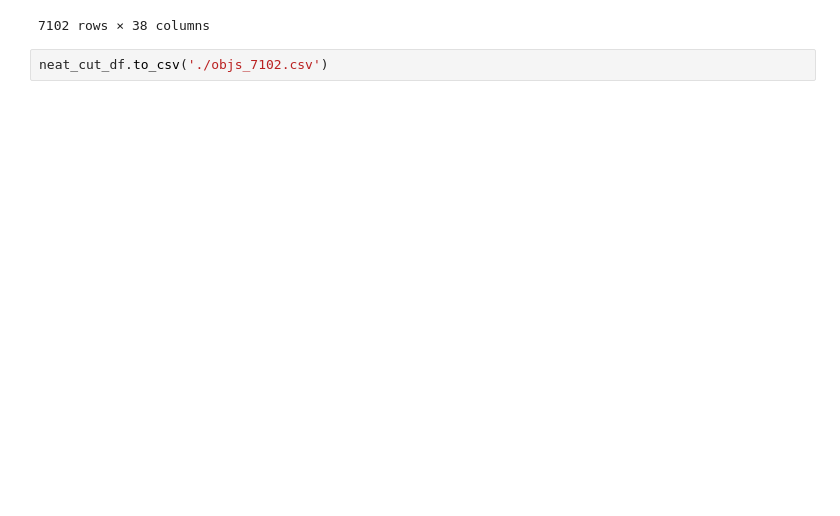
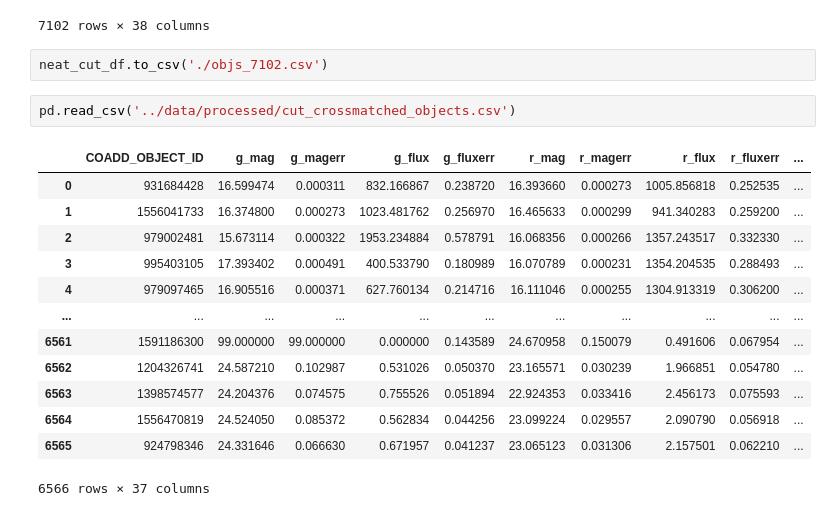
Before and after one commit to xbyrne/glq_mpia, a Jupyter notebook: selecting_data/magnitude_processing.ipynb, the cells around one changed output. Saved outputs shown, nothing was run; the diff lists cells and outputs as text; blank space fills up the shorter version.

```diff
--- a/selecting_data/magnitude_processing.ipynb
+++ b/selecting_data/magnitude_processing.ipynb
@@ -335,3 +540,19 @@ neat_cut_df
 7102 rows × 38 columns
 # %%
 neat_cut_df.to_csv('./objs_7102.csv')
+# %%
+pd.read_csv('../data/processed/cut_crossmatched_objects.csv')
+# %% [output]
+|  | COADD_OBJECT_ID | g_mag | g_magerr | g_flux | g_fluxerr | r_mag | r_magerr | r_flux | r_fluxerr | ... |
+| 0 | 931684428 | 16.599474 | 0.000311 | 832.166867 | 0.238720 | 16.393660 | 0.000273 | 1005.856818 | 0.252535 | ... |
+| 1 | 1556041733 | 16.374800 | 0.000273 | 1023.481762 | 0.256970 | 16.465633 | 0.000299 | 941.340283 | 0.259200 | ... |
+| 2 | 979002481 | 15.673114 | 0.000322 | 1953.234884 | 0.578791 | 16.068356 | 0.000266 | 1357.243517 | 0.332330 | ... |
+| 3 | 995403105 | 17.393402 | 0.000491 | 400.533790 | 0.180989 | 16.070789 | 0.000231 | 1354.204535 | 0.288493 | ... |
+| 4 | 979097465 | 16.905516 | 0.000371 | 627.760134 | 0.214716 | 16.111046 | 0.000255 | 1304.913319 | 0.306200 | ... |
+| ... | ... | ... | ... | ... | ... | ... | ... | ... | ... | ... |
+| 6561 | 1591186300 | 99.000000 | 99.000000 | 0.000000 | 0.143589 | 24.670958 | 0.150079 | 0.491606 | 0.067954 | ... |
+| 6562 | 1204326741 | 24.587210 | 0.102987 | 0.531026 | 0.050370 | 23.165571 | 0.030239 | 1.966851 | 0.054780 | ... |
+| 6563 | 1398574577 | 24.204376 | 0.074575 | 0.755526 | 0.051894 | 22.924353 | 0.033416 | 2.456173 | 0.075593 | ... |
+| 6564 | 1556470819 | 24.524050 | 0.085372 | 0.562834 | 0.044256 | 23.099224 | 0.029557 | 2.090790 | 0.056918 | ... |
+| 6565 | 924798346 | 24.331646 | 0.066630 | 0.671957 | 0.041237 | 23.065123 | 0.031306 | 2.157501 | 0.062210 | ... |
+6566 rows × 37 columns
```
Also changed, not shown: parts of 14 cells of this notebook, 4 other files.
